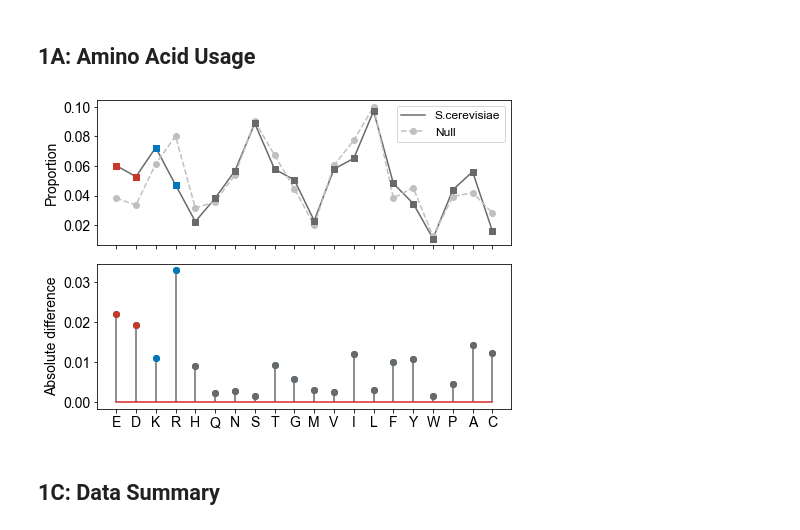
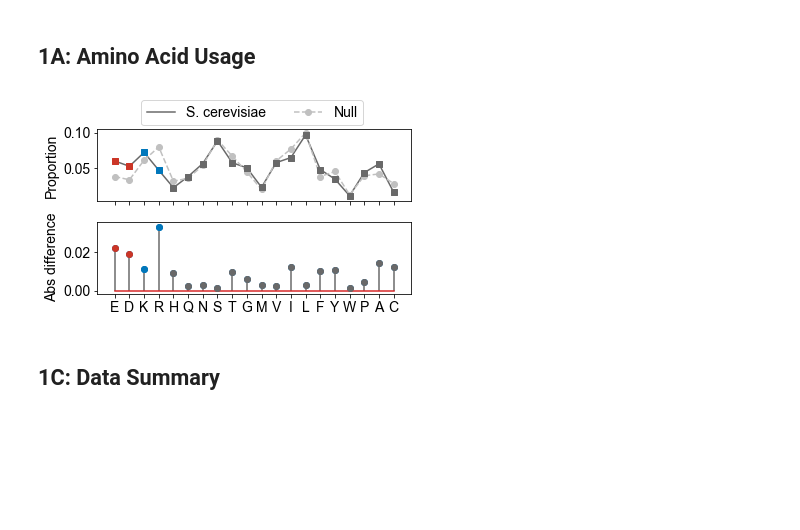
Before and after one commit to rosalindpan/hcrpaper, a Jupyter notebook: figures/Figure1.ipynb, the cells around one changed output. Drawn from its saved outputs; the diff is of its cells as text; code cells hidden in the pictures; blank space fills up the shorter version.

Commit message:
figures

```diff
--- a/figures/Figure1.ipynb
+++ b/figures/Figure1.ipynb
@@ -209,34 +209,39 @@ nullcomp = nullcomp / np.sum(nullcomp)
 # %%
 diff = abs(scercomp - nullcomp)
 # %%
-fig, axes = plt.subplots(2, 1, sharex=True, figsize=(7, 5))
+fig, axes = plt.subplots(2, 1, sharex=True, figsize=(5.5, 3.5))
 ax1, ax2 = axes[0], axes[1]
 
 ax1.plot(all_aa, scercomp, color='dimgrey', zorder=2)
 ax1.plot(all_aa, nullcomp, color='silver', linestyle='dashed', marker='o')
-ax1.set_ylabel('Proportion', fontsize=14)
-ax1.legend(['S.cerevisiae', 'Null'], fontsize=12)
+ax1.set_ylabel('Proportion')
+ax1.legend(['S. cerevisiae', 'Null'], ncol=2,
+           bbox_to_anchor=(0.87, 1.5))
 
 ax2.stem(all_aa, diff,
          linefmt='dimgrey',
          use_line_collection=True)
-ax2.set_ylabel('Absolute difference', fontsize=14)
+ax2.set_ylabel('Abs difference')
 
 for i in range(20):
     aa = all_aa[i]
     if aa == 'K' or aa == 'R':
         color = cscheme['pos']
     elif aa == 'D' or aa == 'E':
         color = cscheme['neg']
     else:
         color = 'dimgrey'
     ax1.scatter(aa, scercomp[i], marker='s', color=color, zorder=3)
     ax2.scatter(aa, diff[i], color=color, zorder=3)
 
+#ax1.tick_params(axis='both', which='major', labelsize=12)
+#ax2.tick_params(axis='both', which='major', labelsize=12)
+
 plt.tight_layout()
+plt.savefig('./plots/Figure3.1A.png', dpi=300)
 plt.show()
 # %% [output]
-[figure, old version]
+[figure, new version]
 # %% [markdown]
 ## 1C: Data Summary
 # %%
```
Also changed, not shown: parts of 7 cells of this notebook, 35 other files.
